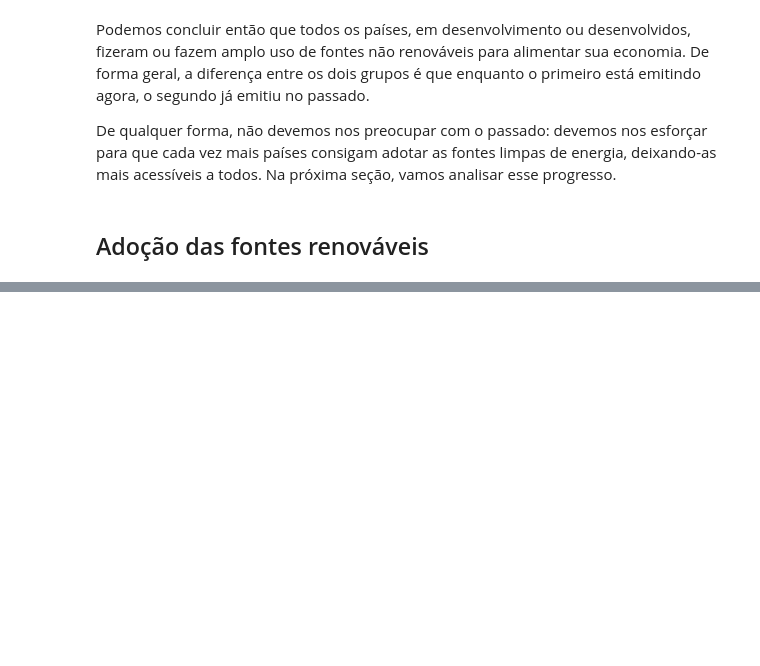
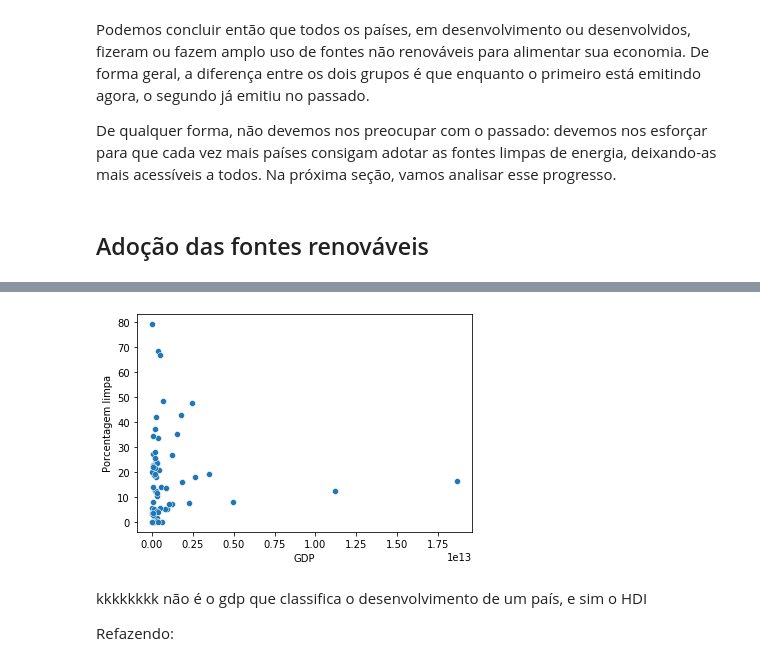
Before and after one commit to leoDomingos/Introducao-ao-aquecimento-global, a Jupyter notebook: main.ipynb, the cells around one changed output, grey strips where cells are left out. Cells and saved outputs as stored; diff of their text form; code cells hidden in the pictures; blank space fills up the shorter version.

```diff
--- a/main.ipynb
+++ b/main.ipynb
@@ -546,14 +541,0 @@ Vamos começar analisando quais energias são as mais usadas, nos últimos 3 ano
-# %%
-dict_green_energies = {}
-for pais in potencias:
-    dict_green_energies[pais] = []
-
-ano_inicial = 1950
-ano_final = 2020
-for index,row in data.iterrows():
-    if row.country in potencias:
-        if row.year in range(ano_inicial, ano_final):
-            if type(row.low_carbon_share_energy == int) or type(row.low_carbon_share_energy == float):
-                renew_energy_percent[row.country].append(row.low_carbon_share_energy)
-            else:
-                renew_energy_percent[row.country].append(np.average(renew_energy_percent[row.country]))
@@ -559,0 +573,28 @@ for index,row in data.iterrows():
+# %%
+gdps = []
+porcentagens = []
+paises = []
+
+
+
+for pais , valores in dict_pib_e_energia.items():
+    if len(valores) == 2:
+        gdps.append(valores[0])
+        porcentagens.append(valores[1])
+        paises.append(pais)
+
+
+
+
+pais = pd.Series(paises)
+gdp = pd.Series(gdps)
+energia = pd.Series(porcentagens)
+
+gdp_energia = {
+    "País" : pais,
+    "GDP" : gdp,
+    "Porcentagem limpa" : energia
+}
+
+gdp_energia_df = pd.DataFrame(gdp_energia)
+gdp_energia_df
@@ -559,0 +615,8 @@ for index,row in data.iterrows():
+# %%
+sns.scatterplot(data=gdp_energia_df, x="GDP", y="Porcentagem limpa");
+# %% [output]
+[figure, added]
+# %% [markdown]
+kkkkkkkk não é o gdp que classifica o desenvolvimento de um país, e sim o HDI
+
+Refazendo:
```
Also changed, not shown: parts of 9 cells of this notebook, 2 other files.
